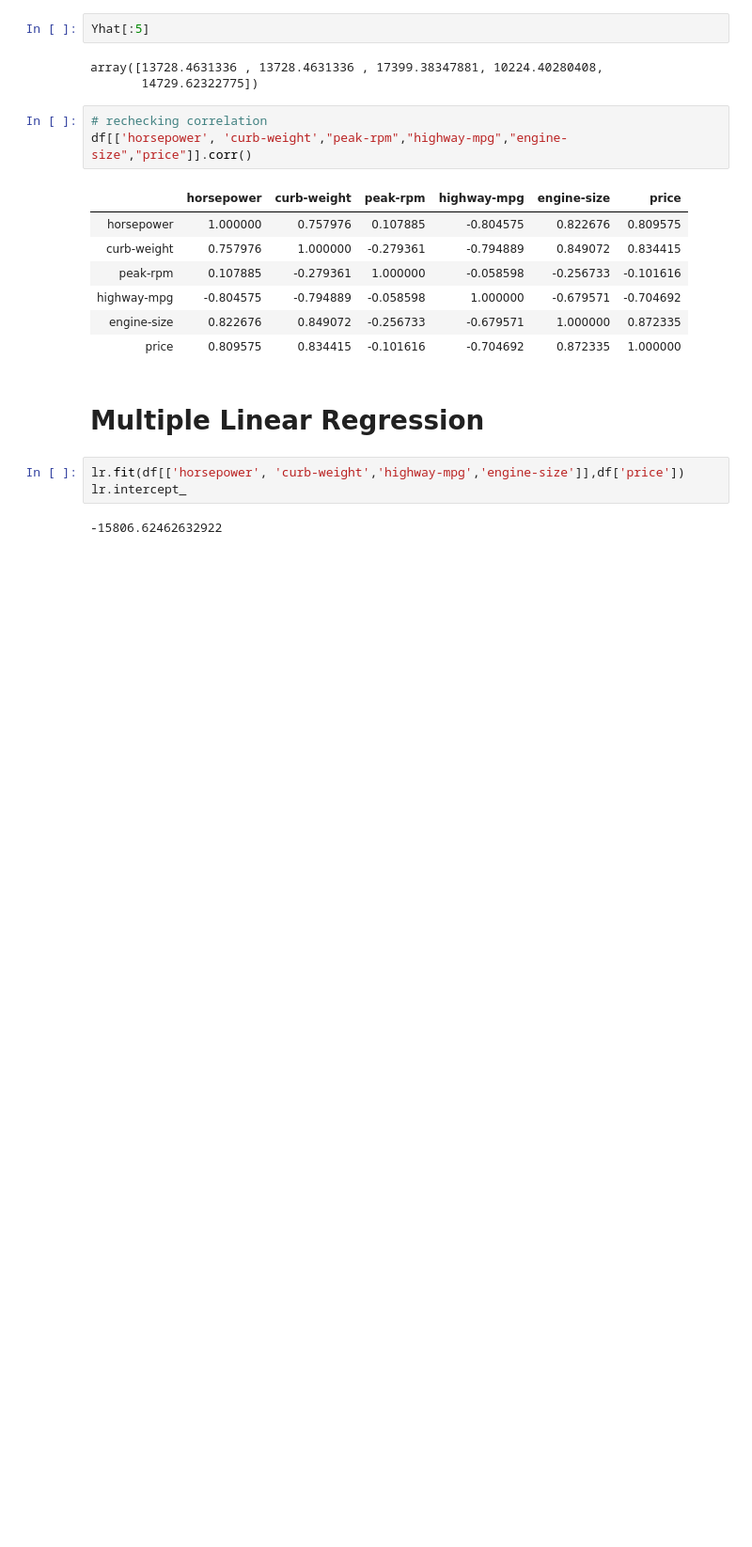
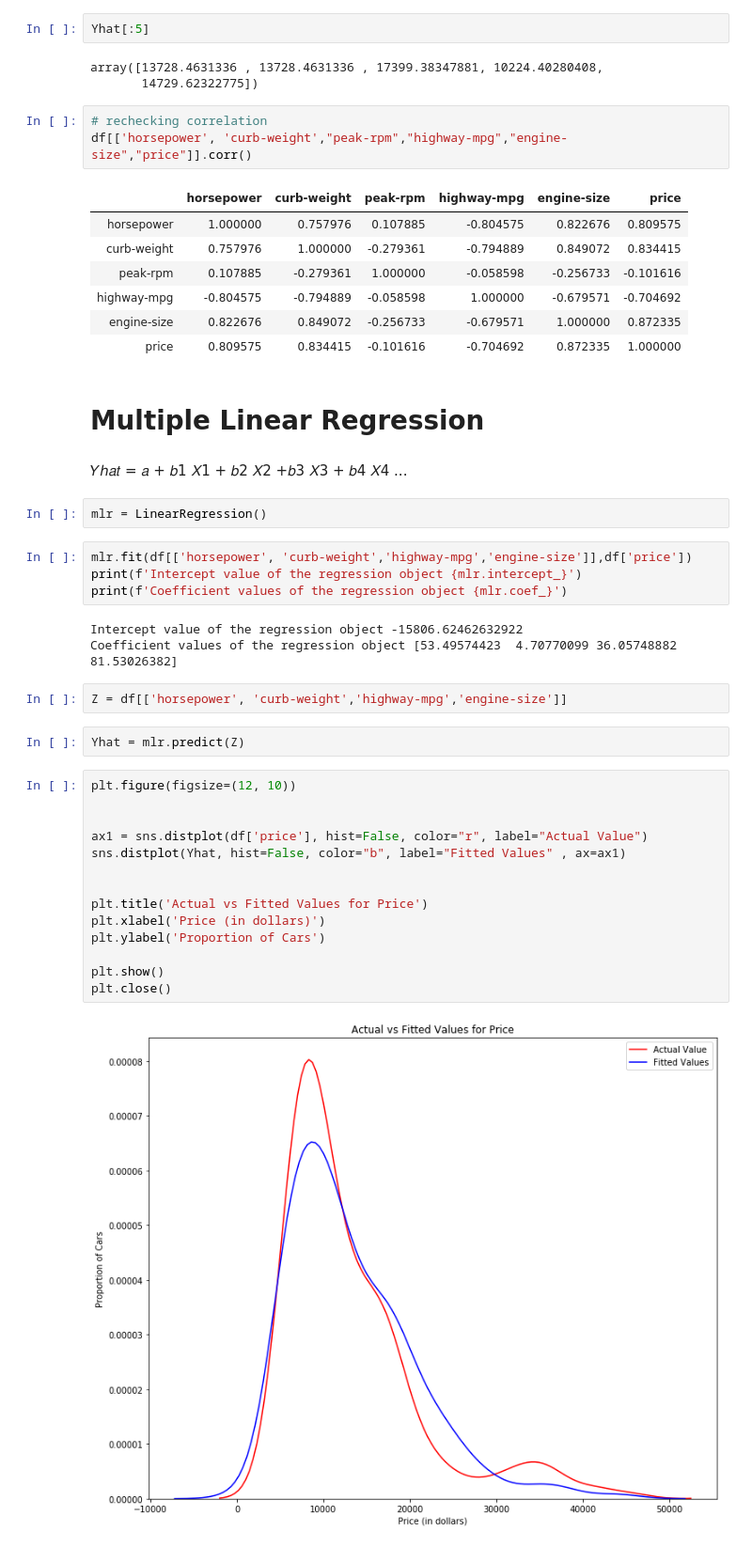
Before and after one commit to sdman135/Cars-project, a Jupyter notebook: Untitled.ipynb, the cells around one changed output. Shown at 94% size. Drawn from its saved outputs; the diff is of its cells as text; blank space fills up the shorter version.

```diff
--- a/Untitled.ipynb
+++ b/Untitled.ipynb
@@ -169,8 +169,34 @@ df[['horsepower', 'curb-weight',"peak-rpm","highway-mpg","engine-size","price"]]
 | price | 0.809575 | 0.834415 | -0.101616 | -0.704692 | 0.872335 | 1.000000 |
 # %% [markdown]
 # Multiple Linear Regression
+# %% [markdown]
+𝑌ℎ𝑎𝑡 = 𝑎 + 𝑏1 𝑋1 + 𝑏2 𝑋2 +𝑏3 𝑋3 + 𝑏4 𝑋4 ...
+# %%
+mlr = LinearRegression()
+# %%
+mlr.fit(df[['horsepower', 'curb-weight','highway-mpg','engine-size']],df['price'])
+print(f'Intercept value of the regression object {mlr.intercept_}')
+print(f'Coefficient values of the regression object {mlr.coef_}')
+# %% [output]
+Intercept value of the regression object -15806.62462632922
+Coefficient values of the regression object [53.49574423  4.70770099 36.05748882 81.53026382]
 # %%
-lr.fit(df[['horsepower', 'curb-weight','highway-mpg','engine-size']],df['price'])
-lr.intercept_
+Z = df[['horsepower', 'curb-weight','highway-mpg','engine-size']]
-# %% [output]
--15806.62462632922
+# %%
+Yhat = mlr.predict(Z)
+# %%
+plt.figure(figsize=(12, 10))
+
+
+ax1 = sns.distplot(df['price'], hist=False, color="r", label="Actual Value")
+sns.distplot(Yhat, hist=False, color="b", label="Fitted Values" , ax=ax1)
+
+
+plt.title('Actual vs Fitted Values for Price')
+plt.xlabel('Price (in dollars)')
+plt.ylabel('Proportion of Cars')
+
+plt.show()
+plt.close()
+# %% [output]
+[figure, added]
```
